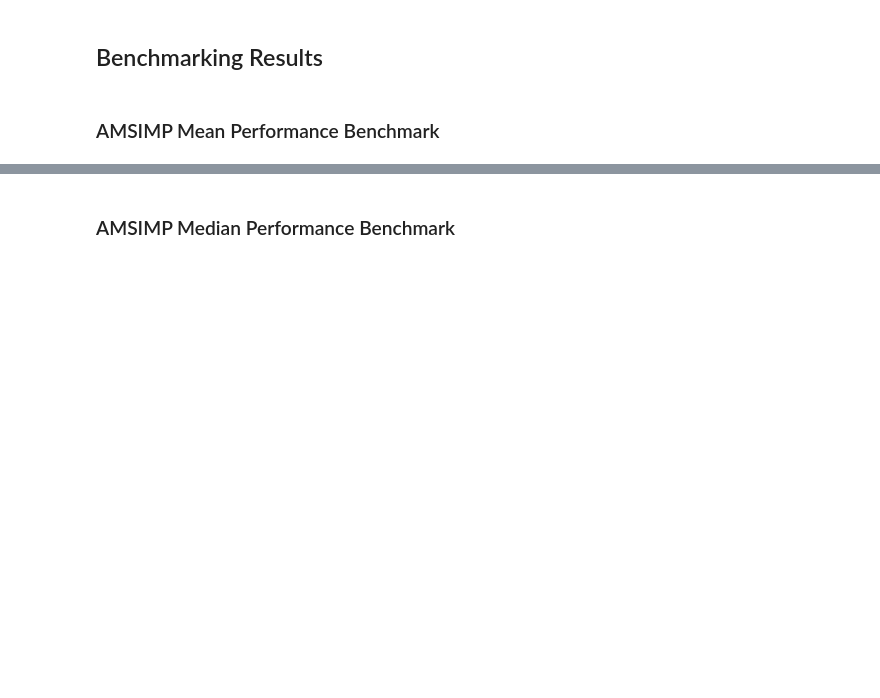
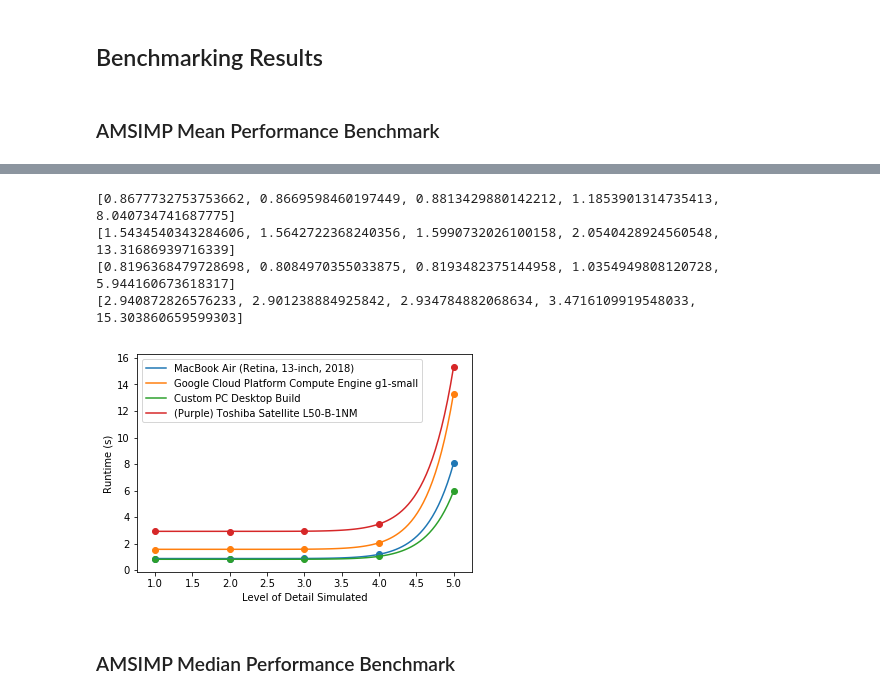
Before and after one commit to amsimp/amsimp, a Jupyter notebook: benchmarking/visualise.ipynb, the cells around one changed output, grey strips where cells are left out. Drawn from its saved outputs; the diff is of its cells as text; code cells hidden in the pictures; blank space fills up the shorter version.

Commit message:
Benchmarking II Completed

```diff
--- a/benchmarking/visualise.ipynb
+++ b/benchmarking/visualise.ipynb
@@ -135,10 +126,22 @@ Text(0, 0.5, 'Exner Function')
 # %% [markdown]
 ## Benchmarking Results
 # %%
-data_mac = pd.read_csv('benchmarking/macbook_benchmark.csv')
+data_mac = pd.read_csv('benchmarking/macos_benchmark.csv')
 
 max_detail_level = 5
 
 data_mac = data_mac.sort_values(['detail_level', 'time'], ascending = [True, True])
+# %%
+data_vm = pd.read_csv('benchmarking/vm_benchmark.csv')
+
+data_vm = data_vm.sort_values(['detail_level', 'time'], ascending = [True, True])
+# %%
+data_windows = pd.read_csv('benchmarking/windows_benchmark.csv')
+
+data_windows = data_windows.sort_values(['detail_level', 'time'], ascending = [True, True])
+# %%
+data_linux = pd.read_csv('benchmarking/linux_benchmark.csv')
+
+data_linux = data_linux.sort_values(['detail_level', 'time'], ascending = [True, True])
 # %% [markdown]
 ### AMSIMP Mean Performance Benchmark
@@ -170,2 +148,59 @@ print(mean_mac)
+# %%
+mean_mac = []
+mean_vm = []
+mean_windows = []
+mean_linux = []
+
+# Mac Machine
+for detail in range(max_detail_level):
+    mean_mac.append(data_mac[(data_mac['detail_level'] == detail + 1)]['time'].mean())
+
+# VM
+for detail in range(max_detail_level):
+    mean_vm.append(data_vm[(data_vm['detail_level'] == detail + 1)]['time'].mean())
+
+# Windows Machine
+for detail in range(max_detail_level):
+    mean_windows.append(data_windows[(data_windows['detail_level'] == detail + 1)]['time'].mean())
+
+# Linux
+for detail in range(max_detail_level):
+    mean_linux.append(data_linux[(data_linux['detail_level'] == detail + 1)]['time'].mean())
+
+detail_level = np.arange(1, max_detail_level + 1)
+
+x = np.linspace(1, 5, 100)
+
+y_mac = 206024.4 + (0.8700688 - 206024.4) / (1 + (x / 10.41067) ** 13.99756)
+y_vm = 407660.2 + (1.56591 - 407660.2) / (1 + (x / 10.41461) ** 14.24725)
+y_windows = 36317.67 + (0.814533 - 36317.67)/(1 + (x / 9.378912) ** 14.093)
+y_linux = 101400 + (2.922287 - 101400) / (1 + (x / 9.53397) ** 13.96056)
+
+plt.plot(x, y_mac, label = 'MacBook Air (Retina, 13-inch, 2018)')
+plt.scatter(detail_level, mean_mac)
+
+plt.plot(x, y_vm, label = 'Google Cloud Platform Compute Engine g1-small')
+plt.scatter(detail_level, mean_vm)
+
+plt.plot(x, y_windows, label = 'Custom PC Desktop Build')
+plt.scatter(detail_level, mean_windows)
+
+plt.plot(x, y_linux, label = "(Purple) Toshiba Satellite L50-B-1NM")
+plt.scatter(detail_level, mean_linux)
+
+plt.xlabel('Level of Detail Simulated')
+plt.ylabel('Runtime (s)')
+pylab.legend(loc='upper left')
+
+print(mean_mac)
+print(mean_vm)
+print(mean_windows)
+print(mean_linux)
+# %% [output]
+[0.8677732753753662, 0.8669598460197449, 0.8813429880142212, 1.1853901314735413, 8.040734741687775]
+[1.5434540343284606, 1.5642722368240356, 1.5990732026100158, 2.0540428924560548, 13.31686939716339]
+[0.8196368479728698, 0.8084970355033875, 0.8193482375144958, 1.0354949808120728, 5.944160673618317]
+[2.940872826576233, 2.901238884925842, 2.934784882068634, 3.4716109919548033, 15.303860659599303]
+[figure, added]
 # %% [markdown]
 ### AMSIMP Median Performance Benchmark
```
Also changed, not shown: parts of 7 cells of this notebook, 10 other files.
